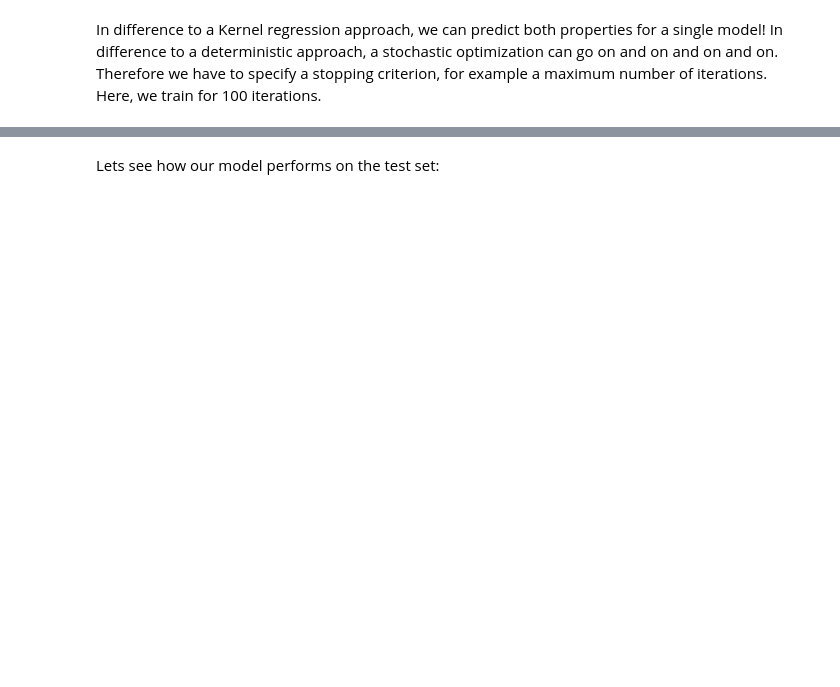
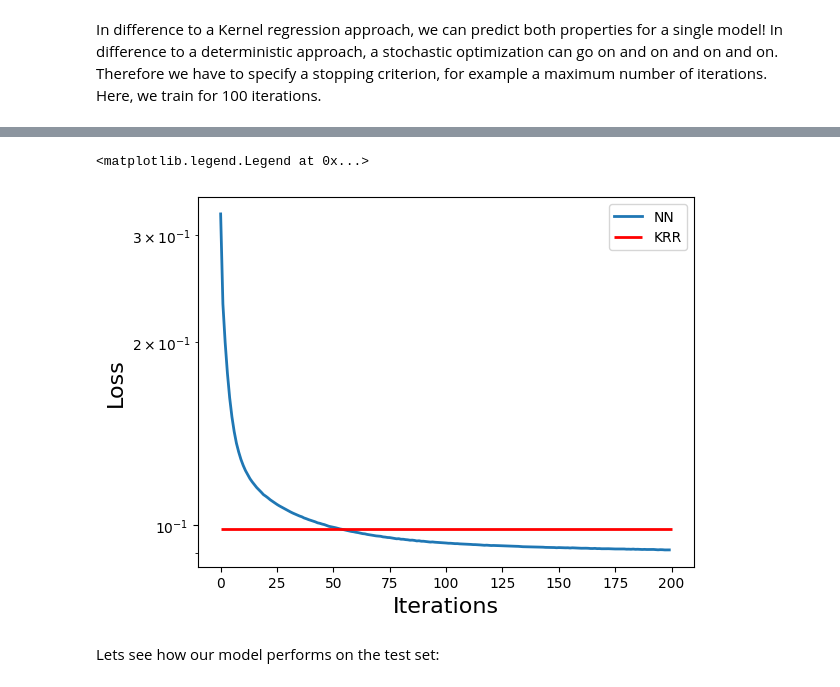
Before and after one commit to dgolze/m19_notebooks, a Jupyter notebook: exercises/deep_learning_chemistry/deep_learning_chemistry.ipynb, the cells around one changed output, grey strips where cells are left out. Drawn from its saved outputs; the diff is of its cells as text; code cells hidden in the pictures; blank space fills up the shorter version.

```diff
--- a/exercises/deep_learning_chemistry/deep_learning_chemistry.ipynb
+++ b/exercises/deep_learning_chemistry/deep_learning_chemistry.ipynb
@@ -222,3 +233,18 @@ Epoch 200/200
+# %%
+# The training dat is stored in the history of the output
+output.history.keys()
+# Plot the loss per iteration
+loss=output.history["loss"]
+plt.plot(np.sqrt(loss), label="NN", lw=2)
+# Add Kernel loss as baseline, note that this loss was on the test set
+plt.hlines(rsme_total, 0, 200, color="red", lw=2, label="KRR")
+plt.xlabel("Iterations", fontsize=16)
+plt.ylabel("Loss", fontsize=16)
+plt.yscale("log")
+plt.legend()
+# %% [output]
+<matplotlib.legend.Legend at 0x...>
+[figure, added]
 # %% [markdown]
 Lets see how our model performs on the test set:
 # %%
```
Also changed, not shown: parts of 23 cells of this notebook.
